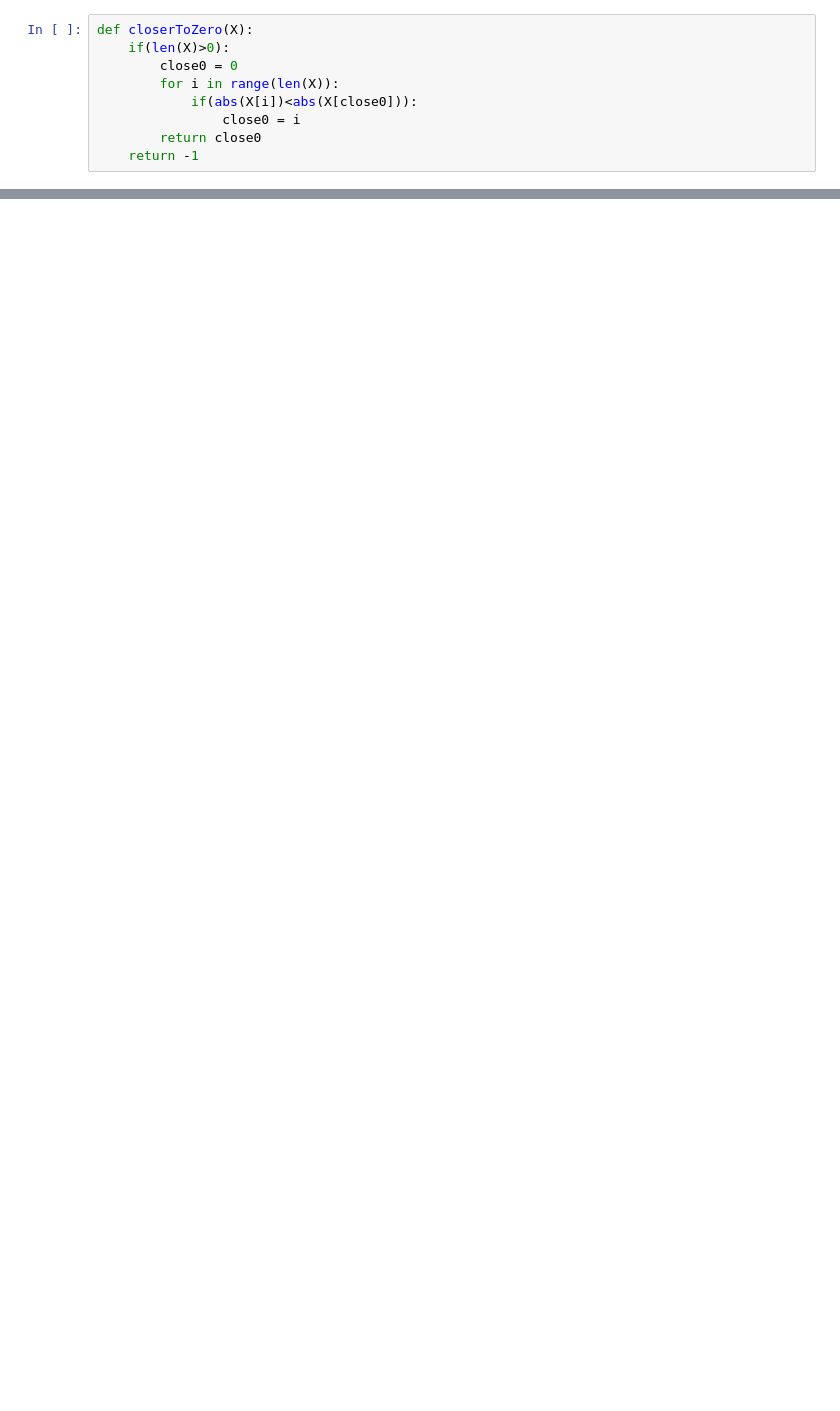
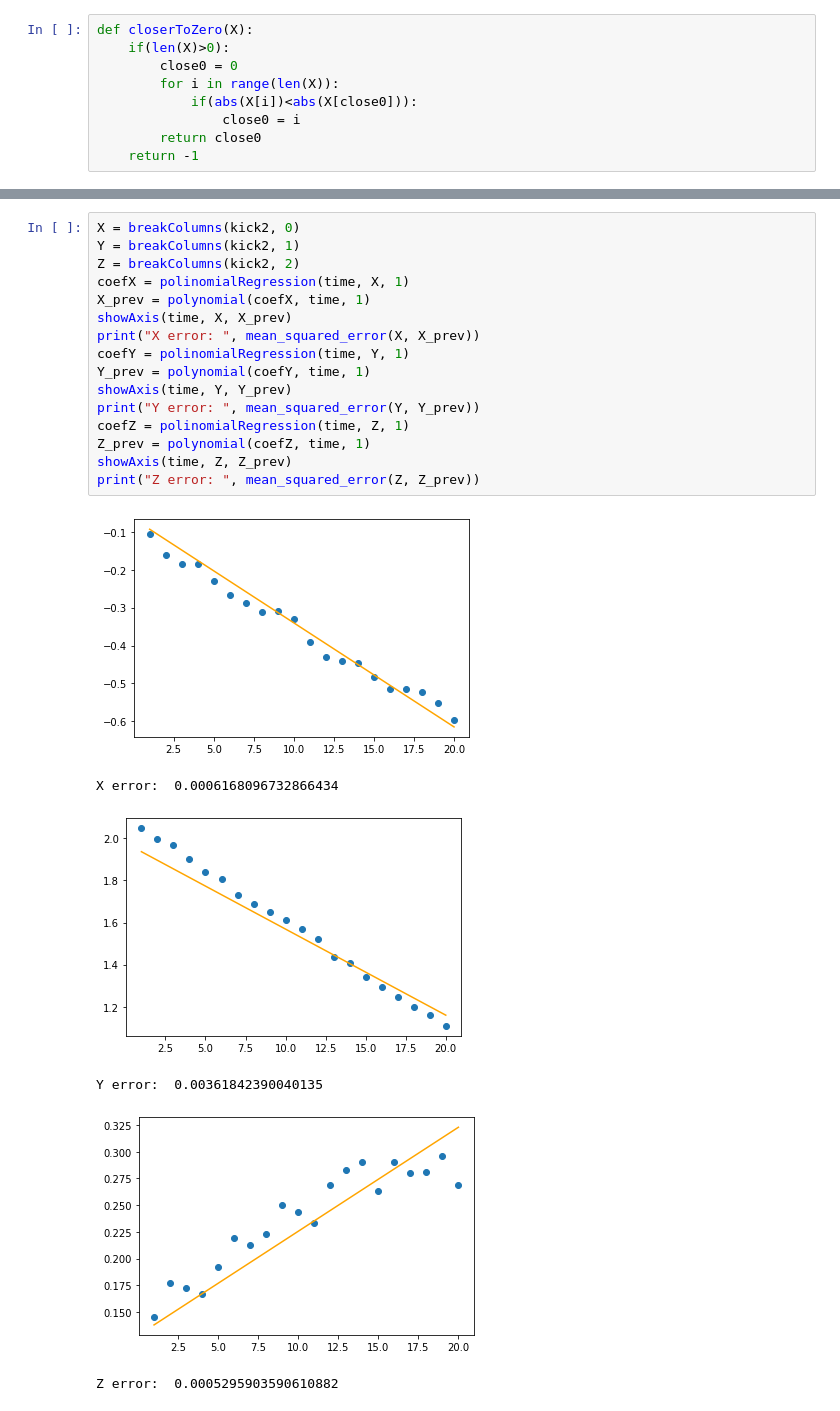
Before and after one commit to matheus-hatzlhoffer/MC886-Machine-Learning, a Jupyter notebook: Projeto 2/part1.ipynb, the cells around one changed output, grey strips where cells are left out. Drawn from its saved outputs; the diff is of its cells as text; blank space fills up the shorter version.

```diff
--- a/Projeto 2/part1.ipynb
+++ b/Projeto 2/part1.ipynb
@@ -151 +289,24 @@ showData(kick2, coefX, coefY, coefZ, pltType='llp')
+# %%
+X = breakColumns(kick2, 0)
+Y = breakColumns(kick2, 1)
+Z = breakColumns(kick2, 2)
+coefX = polinomialRegression(time, X, 1)
+X_prev = polynomial(coefX, time, 1)
+showAxis(time, X, X_prev)
+print("X error: ", mean_squared_error(X, X_prev))
+coefY = polinomialRegression(time, Y, 1)
+Y_prev = polynomial(coefY, time, 1)
+showAxis(time, Y, Y_prev)
+print("Y error: ", mean_squared_error(Y, Y_prev))
+coefZ = polinomialRegression(time, Z, 1)
+Z_prev = polynomial(coefZ, time, 1)
+showAxis(time, Z, Z_prev)
+print("Z error: ", mean_squared_error(Z, Z_prev))
+# %% [output]
+[figure, added]
+X error:  0.0006168096732866434
+[figure, added]
+Y error:  0.00361842390040135
+[figure, added]
+Z error:  0.0005295903590610882
 # %%
```
Also changed, not shown: parts of 49 cells of this notebook, 1 other file.
